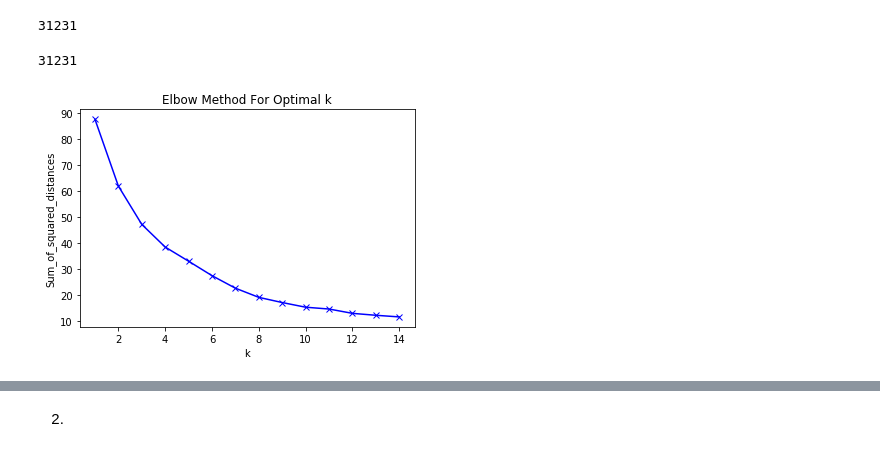
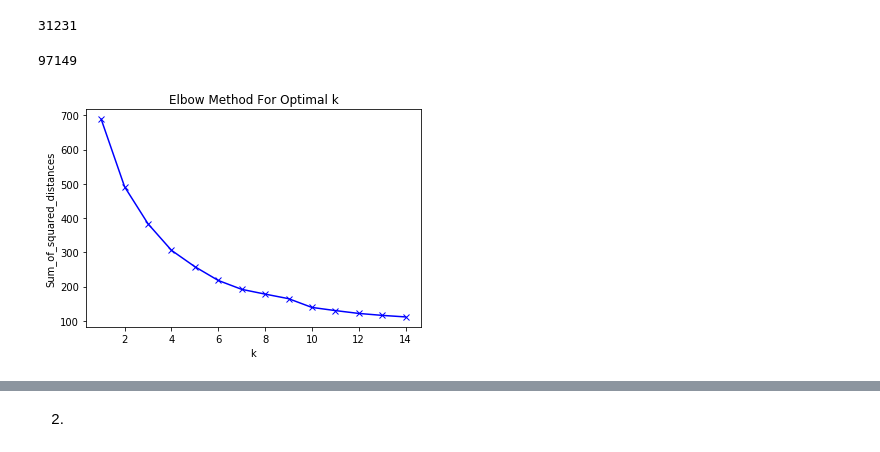
Before and after one commit to hyeon95y/Trend_Predicting, a Jupyter notebook: Customer Segmentation.ipynb, the cells around one changed output, grey strips where cells are left out. Saved outputs shown, nothing was run; the diff lists cells and outputs as text; code cells hidden in the pictures.

```diff
--- a/Customer Segmentation.ipynb
+++ b/Customer Segmentation.ipynb
@@ -371,18 +371,21 @@ def get_cluster_for_clac(clacset, num_clients, method, test=False, k=0) :
             plt.show()
 # %%
 # 1. 보고싶은 제품군
-clacset = ['화장품/뷰티케어', '메이크업', '블러셔/쉐이딩/하이라이터']
+clacset = ['화장품/뷰티케어', '메이크업', 'NaN']
+#clacset = ['화장품/뷰티케어', '메이크업', '블러셔/쉐이딩/하이라이터']
+
 # 2. 해당 제품군을 구매한 사람이 몇명인지
 how_many_clients(clacset)
+
 # 3. 몇명을 불러와서 클러스터링할지 -> 해당 제품군의 소비자중 1000명에 대한 클러스터링 결과가 나옴
 num_clients = 1000
 
+# 4. 클러스터의 개수를 몇개로 할지 정하고 싶을때, k : max k
+get_cluster_for_clac(clacset, num_clients, 'kmeans', k=15, test=True)
 
-# 4. 클러스터의 개수를 몇개로 할지 정하고 싶을때
-get_cluster_for_clac(clacset, 100, 'kmeans', k=15, test=True)
-# 5. 클러스터 개수를 정했을때 그 데이터프레임을 내놓아라, output : Pandas DataFrame
-get_cluster_for_clac(clacset, 100, 'kmeans', k=10).head()
+# 5. 클러스터 개수를 정했을때 그 데이터프레임을 내놓아라, k : # of clusters, output : Pandas DataFrame
+get_cluster_for_clac(clacset, num_clients, 'kmeans', k=10).head()
 # %% [output]
-31231
+97149
-[figure, old version]
+[figure, new version]
 |  | CLNT_ID | CLAC1_NM | CLAC2_NM | CLAC3_NM | TOTAL_PRICE | TOTAL_COUNT | TOTAL_AMOUNT | AVG_PRICE | AVG_AMOUNT | ... |
```
Also changed, not shown: parts of 1 cell of this notebook.
